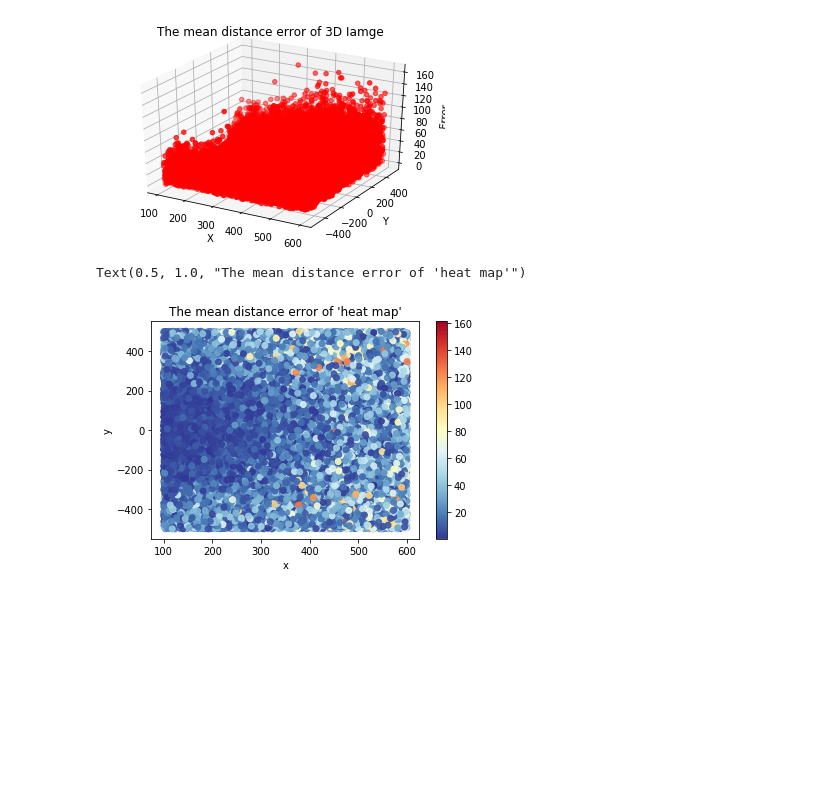
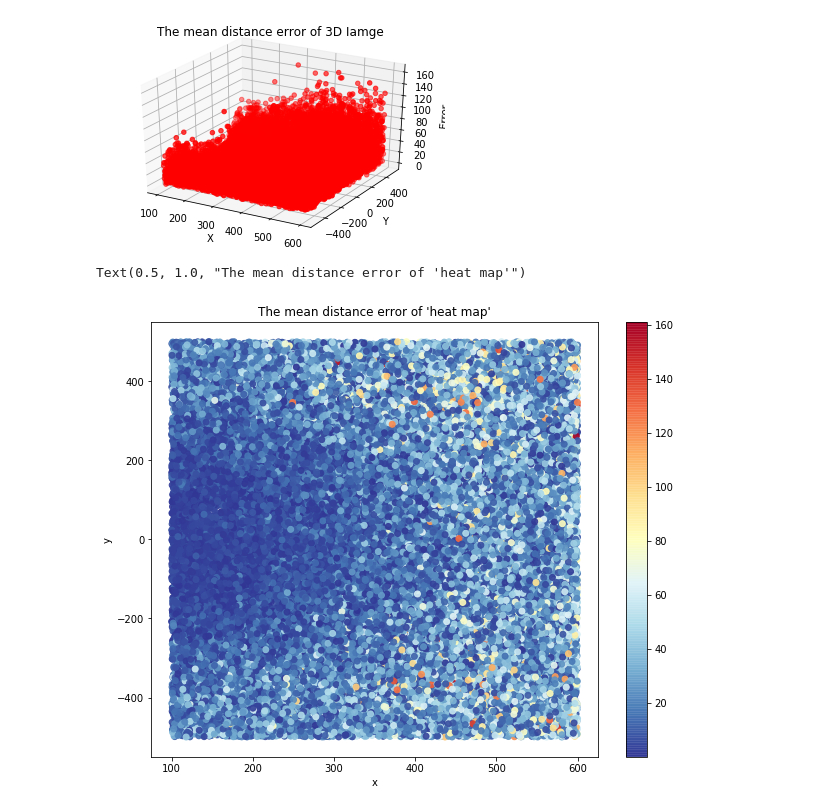
Before and after one commit to Yanlingwu95/Acoustic_Localization, a Jupyter notebook: Task2_D_VLOS_RowData_Conv_200k.ipynb, the cells around one changed output. Saved outputs shown, nothing was run; the diff lists cells and outputs as text; code cells hidden in the pictures; blank space fills up the shorter version.

```diff
--- a/Task2_D_VLOS_RowData_Conv_200k.ipynb
+++ b/Task2_D_VLOS_RowData_Conv_200k.ipynb
@@ -220,15 +200,15 @@ Text(0.5, 0.92, 'The mean distance error of 3D Iamge')
 [figure]
 # %%
 #draw the "heatmap" of error
-fig = plt.figure()
+fig = plt.figure(figsize=(10,8))
 ax3 = fig.add_subplot(111)
 cm = plt.cm.get_cmap('RdYlBu_r') #Accent  RdYlBu_r RdYlBu  Blues_r  Greens  YlOrBr_r
 
 sc = ax3.scatter(x,y,c = z, marker = 'o', label = 'test',alpha=0.9, cmap=cm)
 plt.colorbar(sc)
 ax3.set_xlabel("x")
 ax3.set_ylabel("y")
 plt.title("The mean distance error of 'heat map'")
 # %% [output]
 Text(0.5, 1.0, "The mean distance error of 'heat map'")
-[figure, old version]
+[figure, new version]
```
Also changed, not shown: parts of 6 cells of this notebook.
